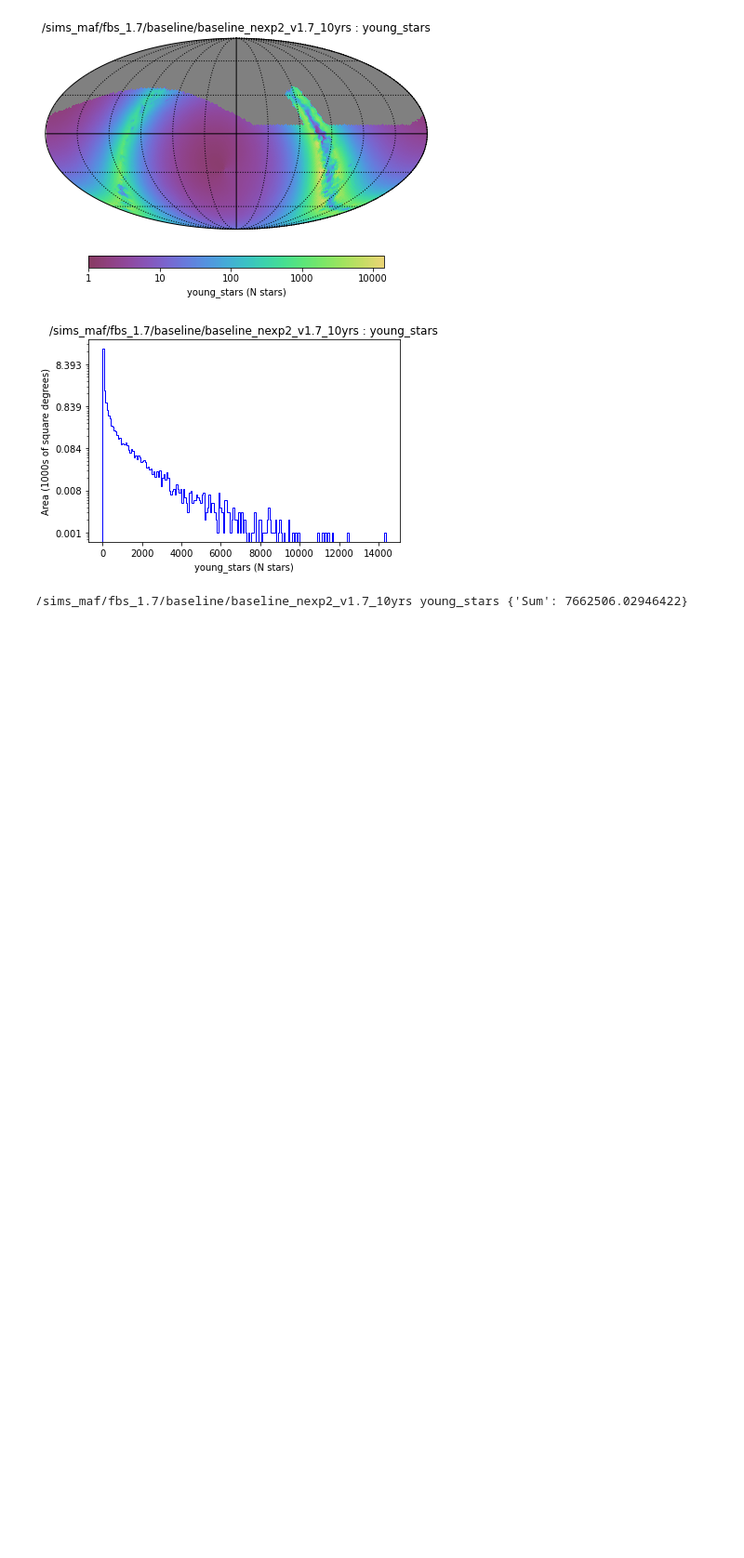
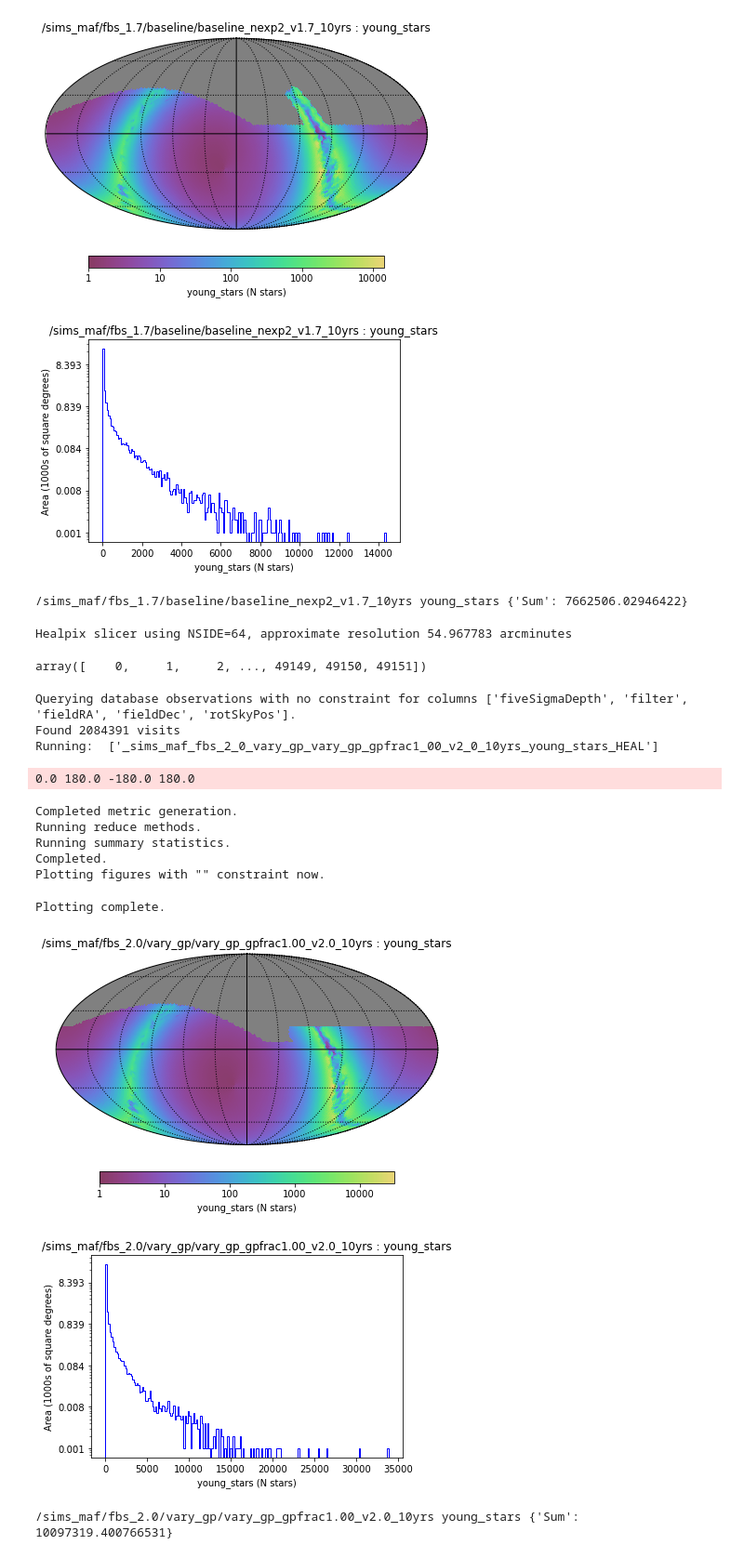
Before and after one commit to lprisinzano/Gal_plane_yso_counts, a Jupyter notebook: 211116_yso_3D_90b.ipynb, the cells around one changed output. Shown at 93% size. Cells and saved outputs as stored; diff of their text form; code cells hidden in the pictures; blank space fills up the shorter version.

```diff
--- a/211116_yso_3D_90b.ipynb
+++ b/211116_yso_3D_90b.ipynb
@@ -391,3 +391,60 @@ for bl in bundleList:
     print(runName, bl.metric.name, bl.summaryValues)
 # %% [output]
 /sims_maf/fbs_1.7/baseline/baseline_nexp2_v1.7_10yrs young_stars {'Sum': 7662506.02946422}
+# %%
+dbFile = '/sims_maf/fbs_2.0/vary_gp/vary_gp_gpfrac1.00_v2.0_10yrs.db'
+runName = dbFile.replace('.db', '')
+conn = db.OpsimDatabase(dbFile)
+outDir='temp'
+resultsDb = db.ResultsDb(outDir=outDir)
+runName = dbFile.replace('.db', '')
+conn = db.OpsimDatabase(dbFile)
+outDir='temp'
+resultsDb = db.ResultsDb(outDir=outDir)
+# %%
+nside = 64
+bundleList = []
+sql = ''
+# Let's plug in the magnitudes for one type
+metric = NYoungStarsMetric()
+slicer = slicers.HealpixSlicer(nside=nside, useCache=False)
+# By default, the slicer uses RA and Dec. Let's add in galactic coords so it knows
+# XXX--should integrate this more with MAF I suppose.
+gall, galb = _galacticFromEquatorial(slicer.slicePoints['ra'],slicer.slicePoints['dec'])
+slicer.slicePoints['gall'] = gall
+slicer.slicePoints['galb'] = galb
+
+summaryStats = [metrics.SumMetric()]
+plotDict = {'logScale':True, 'colorMin': 1}
+bundleList.append(metricBundles.MetricBundle(metric,slicer,sql, plotDict=plotDict,
+                                             summaryMetrics=summaryStats,
+                                             runName=runName))
+# %% [output]
+Healpix slicer using NSIDE=64, approximate resolution 54.967783 arcminutes
+# %%
+slicer.slicePoints['sid']
+# %% [output]
+array([    0,     1,     2, ..., 49149, 49150, 49151])
+# %%
+bd = metricBundles.makeBundlesDictFromList(bundleList)
+bg = metricBundles.MetricBundleGroup(bd, conn, outDir=outDir, resultsDb=resultsDb)
+bg.runAll()
+bg.plotAll(closefigs=False)
+# %% [output]
+Querying database observations with no constraint for columns ['fiveSigmaDepth', 'filter', 'fieldRA', 'fieldDec', 'rotSkyPos'].
+Found 2084391 visits
+Running:  ['_sims_maf_fbs_2_0_vary_gp_vary_gp_gpfrac1_00_v2_0_10yrs_young_stars_HEAL']
+0.0 180.0 -180.0 180.0
+Completed metric generation.
+Running reduce methods.
+Running summary statistics.
+Completed.
+Plotting figures with "" constraint now.
+Plotting complete.
+[figure, added]
+[figure, added]
+# %%
+for bl in bundleList:
+    print(runName, bl.metric.name, bl.summaryValues)
+# %% [output]
+/sims_maf/fbs_2.0/vary_gp/vary_gp_gpfrac1.00_v2.0_10yrs young_stars {'Sum': 10097319.400766531}
```
Also changed, not shown: parts of 1 cell of this notebook.
